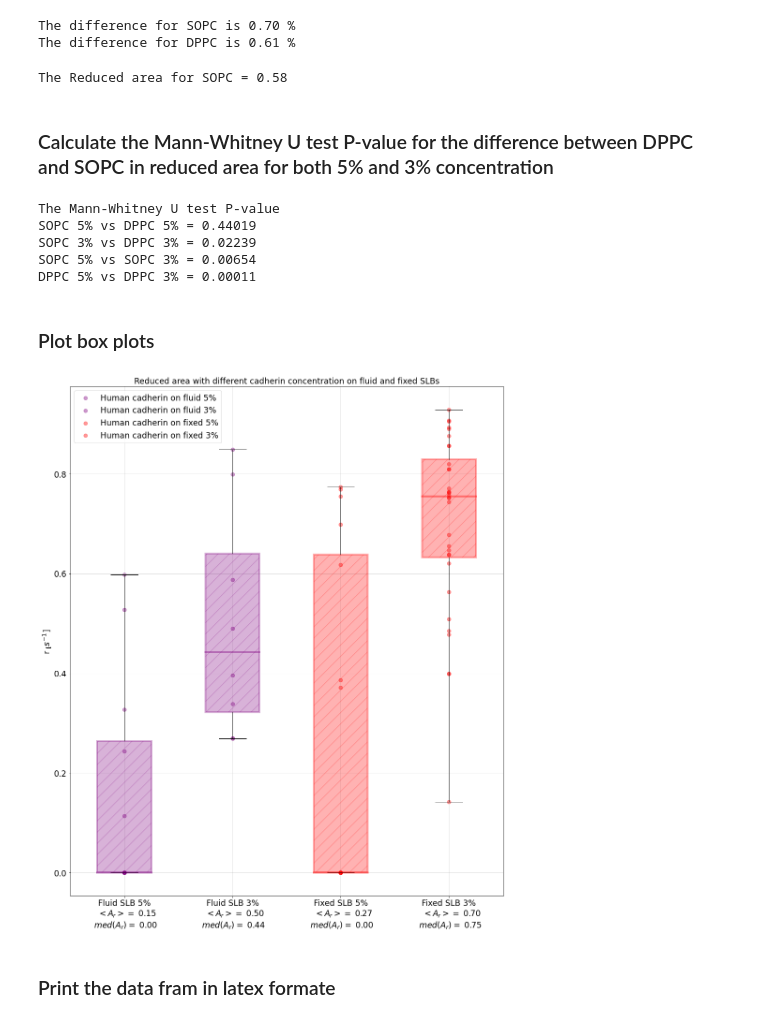
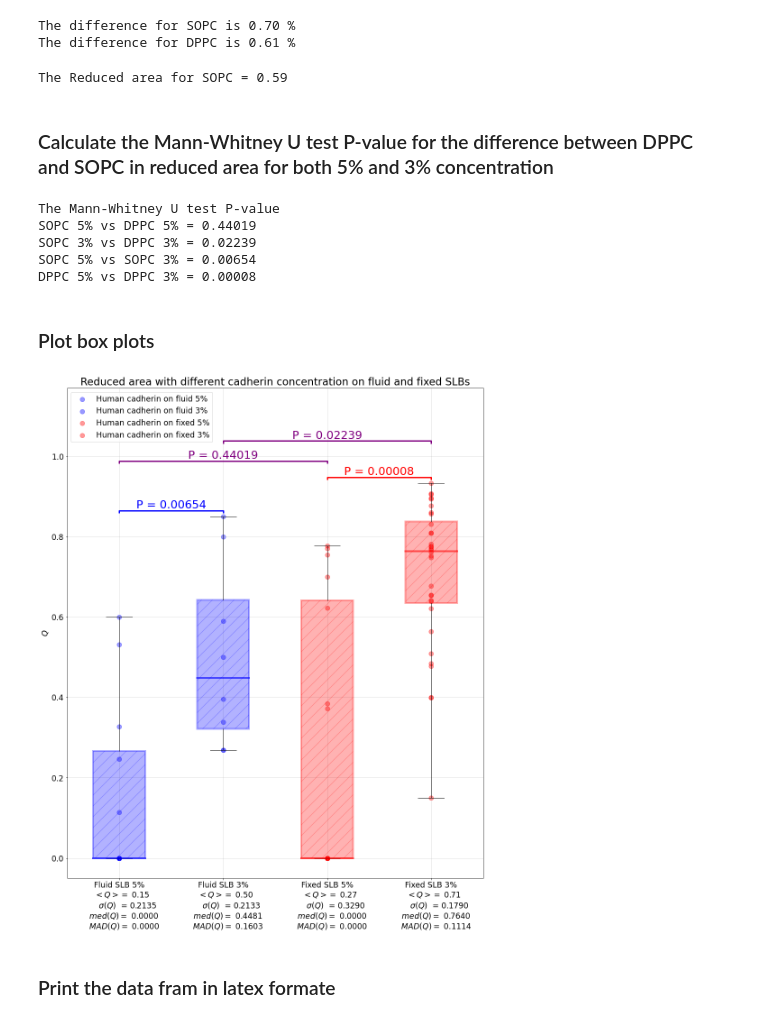
Before and after one commit to ahmed344/Reduced_Area, a Jupyter notebook: reduced_area.ipynb, the cells around one changed output. Saved outputs shown, nothing was run; the diff lists cells and outputs as text; code cells hidden in the pictures.

Commit message:
add statistical annotation on the figure

```diff
--- a/reduced_area.ipynb
+++ b/reduced_area.ipynb
@@ -7,13 +12,13 @@ from scipy.stats import mannwhitneyu
 ### Read the data
 # %%
 # Read the csv files for each experiment
-csv_dppc5 = pd.read_csv('Data/20220111_RA_DPPC5.csv')
-csv_sopc5 = pd.read_csv('Data/20220111_RA_SOPC5.csv')
+csv_dppc5 = pd.read_csv('Data/20220111_RA_DPPC5.csv').astype(np.int64)
+csv_sopc5 = pd.read_csv('Data/20220111_RA_SOPC5.csv').astype(np.int64)
 
-csv_dppc3 = pd.read_csv('Data/20220722_RA_DPPC3.csv')
-csv_sopc3 = pd.read_csv('Data/20220513_RA_SOPC3.csv')
+csv_dppc3 = pd.read_csv('Data/20220722_RA_DPPC3.csv').astype(np.int64)
+csv_sopc3 = pd.read_csv('Data/20220513_RA_SOPC3.csv').astype(np.int64)
 
-csv_sopc2 = pd.read_csv('Data/20220125_RA_SOPC2.csv')
+csv_sopc2 = pd.read_csv('Data/20220125_RA_SOPC2.csv').astype(np.int64)
 # %% [markdown]
 ### Transform the csv files into data frames of Phase Contrast, RICM and Reduced Area.
 # %%
@@ -21,8 +26,8 @@ csv_sopc2 = pd.read_csv('Data/20220125_RA_SOPC2.csv')
 df_dppc5 = pd.DataFrame({'PhC':csv_dppc5.iloc[::2].Area.values, 'RICM':csv_dppc5.iloc[1::2].Area.values})
 df_sopc5 = pd.DataFrame({'PhC':csv_sopc5.iloc[::2].Area.values, 'RICM':csv_sopc5.iloc[1::2].Area.values})
 
-df_dppc3 = pd.DataFrame({'PhC':csv_dppc3.iloc[::2].Area.values*0.125**2, 'RICM':csv_dppc3.iloc[1::2].Area.values*0.125**2})
-df_sopc3 = pd.DataFrame({'PhC':csv_sopc3.iloc[::2].Area.values*0.125**2, 'RICM':csv_sopc3.iloc[1::2].Area.values*0.125**2})
+df_dppc3 = pd.DataFrame({'PhC':csv_dppc3.iloc[::2].Area.values*0.125**2, 'RICM':csv_dppc3.iloc[1::2].Area.values*0.125**2}).astype(np.int64)
+df_sopc3 = pd.DataFrame({'PhC':csv_sopc3.iloc[::2].Area.values*0.125**2, 'RICM':csv_sopc3.iloc[1::2].Area.values*0.125**2}).astype(np.int64)
 
 df_sopc2 = pd.DataFrame({'PhC':csv_sopc2.iloc[::2].Area.values, 'RICM':csv_sopc2.iloc[1::2].Area.values})
 
@@ -78,7 +83,7 @@ RA_sopc2 = np.mean(df_sopc2.RA)
 
 print(f'The Reduced area for SOPC = {RA_sopc2:.2f}')
 # %% [output]
-The Reduced area for SOPC = 0.58
+The Reduced area for SOPC = 0.59
 # %% [markdown]
 ### Calculate the Mann-Whitney U test P-value for the difference between DPPC and SOPC in reduced area for both 5% and 3% concentration
 # %%
@@ -99,62 +104,68 @@ The Mann-Whitney U test P-value
 SOPC 5% vs DPPC 5% = 0.44019
 SOPC 3% vs DPPC 3% = 0.02239
 SOPC 5% vs SOPC 3% = 0.00654
-DPPC 5% vs DPPC 3% = 0.00011
+DPPC 5% vs DPPC 3% = 0.00008
 # %% [markdown]
 ### Plot box plots
 # %%
 # Extract the reduced area from the data frames
 ra_sopc5 = df_sopc5.RA.values
 ra_sopc3 = df_sopc3.RA.values
 ra_dppc5 = df_dppc5.RA.values
 ra_dppc3 = df_dppc3.RA.values
 
 
 plt.figure(figsize=(16.54,20))     # 16.54,20
 
 # Define the boxes
 bp = plt.boxplot([ra_sopc5, ra_sopc3, ra_dppc5, ra_dppc3],
-                labels = [f'Fluid SLB 5%\n  $<A_r>=$ {ra_sopc5.mean():.2f}\n $med(A_r)=$ {np.median(ra_sopc5):.2f}',
-                          f'Fluid SLB 3%\n  $<A_r>=$ {ra_sopc3.mean():.2f}\n $med(A_r)=$ {np.median(ra_sopc3):.2f}',
-                          f'Fixed SLB 5%\n  $<A_r>=$ {ra_dppc5.mean():.2f}\n $med(A_r)=$ {np.median(ra_dppc5):.2f}',
-                          f'Fixed SLB 3%\n  $<A_r>=$ {ra_dppc3.mean():.2f}\n $med(A_r)=$ {np.median(ra_dppc3):.2f}'],
+                labels = [f'Fluid SLB 5%\n  $<Q>=$ {ra_sopc5.mean():.2f}\n       $\sigma(Q)$  = {ra_sopc5.std():.4f} \n    $med(Q)=$ {np.median(ra_sopc5):.4f}\n    $MAD(Q)=$ {median_abs_deviation(ra_sopc5):.4f}',
+                          f'Fluid SLB 3%\n  $<Q>=$ {ra_sopc3.mean():.2f}\n       $\sigma(Q)$  = {ra_sopc3.std():.4f} \n    $med(Q)=$ {np.median(ra_sopc3):.4f}\n    $MAD(Q)=$ {median_abs_deviation(ra_sopc3):.4f}',
+                          f'Fixed SLB 5%\n  $<Q>=$ {ra_dppc5.mean():.2f}\n       $\sigma(Q)$  = {ra_dppc5.std():.4f} \n    $med(Q)=$ {np.median(ra_dppc5):.4f}\n    $MAD(Q)=$ {median_abs_deviation(ra_dppc5):.4f}',
+                          f'Fixed SLB 3%\n  $<Q>=$ {ra_dppc3.mean():.2f}\n       $\sigma(Q)$  = {ra_dppc3.std():.4f} \n    $med(Q)=$ {np.median(ra_dppc3):.4f}\n    $MAD(Q)=$ {median_abs_deviation(ra_dppc3):.4f}'],
                 whis = 3.5,
                 widths = 0.5,
                 patch_artist=True);
 
 # Customize the boxes
-bp['boxes'][0].set(color = 'purple', hatch = '/', linewidth=4, alpha = 0.3)
-bp['boxes'][1].set(color = 'purple', hatch = '/', linewidth=4, alpha = 0.3)
-bp['boxes'][2].set(color = 'red'   , hatch = '/', linewidth=4, alpha = 0.3)
-bp['boxes'][3].set(color = 'red'   , hatch = '/', linewidth=4, alpha = 0.3)
+bp['boxes'][0].set(color='blue', hatch='/', linewidth=4, alpha=0.3)
+bp['boxes'][1].set(color='blue', hatch='/', linewidth=4, alpha=0.3)
+bp['boxes'][2].set(color='red' , hatch='/', linewidth=4, alpha=0.3)
+bp['boxes'][3].set(color='red' , hatch='/', linewidth=4, alpha=0.3)
 
 # Customize the Median line
-bp['medians'][0].set(color = 'purple', linewidth=4, alpha = 0.4)
-bp['medians'][1].set(color = 'purple', linewidth=4, alpha = 0.4)
-bp['medians'][2].set(color = 'red'   , linewidth=4, alpha = 0.4)
-bp['medians'][3].set(color = 'red'   , linewidth=4, alpha = 0.4)
+bp['medians'][0].set(color='blue', linewidth=4, alpha=0.6)
+bp['medians'][1].set(color='blue', linewidth=4, alpha=0.6)
+bp['medians'][2].set(color='red' , linewidth=4, alpha=0.6)
+bp['medians'][3].set(color='red' , linewidth=4, alpha=0.6)
 
 
 # Plot the scattered points
-plt.scatter(x = [1] * len(ra_sopc5), y = ra_sopc5, color='purple', s = 60, alpha = 0.4, label= 'Human cadherin on fluid 5%')
-plt.scatter(x = [2] * len(ra_sopc3), y = ra_sopc3, color='purple', s = 60, alpha = 0.4, label= 'Human cadherin on fluid 3%')
-plt.scatter(x = [3] * len(ra_dppc5), y = ra_dppc5, color='red'   , s = 60, alpha = 0.4, label= 'Human cadherin on fixed 5%')
-plt.scatter(x = [4] * len(ra_dppc3), y = ra_dppc3, color='red'   , s = 60, alpha = 0.4, label= 'Human cadherin on fixed 3%')
+plt.scatter(x = [1] * len(ra_sopc5), y = ra_sopc5, color='blue', s=100, alpha=0.4, label='Human cadherin on fluid 5%')
+plt.scatter(x = [2] * len(ra_sopc3), y = ra_sopc3, color='blue', s=100, alpha=0.4, label='Human cadherin on fluid 3%')
+plt.scatter(x = [3] * len(ra_dppc5), y = ra_dppc5, color='red' , s=100, alpha=0.4, label='Human cadherin on fixed 5%')
+plt.scatter(x = [4] * len(ra_dppc3), y = ra_dppc3, color='red' , s=100, alpha=0.4, label='Human cadherin on fixed 3%')
+
+# statistical annotation
+p_annotation(p_sopc, 1, 2, df_sopc3.RA.max() + 0.01, color='blue')
+p_annotation(p_dppc, 3, 4, df_dppc3.RA.max() + 0.01, color='red' )
+p_annotation(p5    , 1, 3, df_dppc3.RA.max() + 0.05, color='purple')
+p_annotation(p3    , 2, 4, df_dppc3.RA.max() + 0.1 , color='purple')
 
 # Customize the table
-plt.ylabel('r $_[s^{-1}$]', fontsize= 'xx-large')
+plt.ylabel('$Q$', fontsize= 'xx-large')
 plt.xticks(fontsize= 'xx-large')
-plt.yticks(fontsize= 'xx-large')
-#plt.yscale('log')
-plt.title('Reduced area with different cadherin concentration on fluid and fixed SLBs', fontsize='xx-large')
+plt.ylim((-0.05 ,1.17))
+plt.yticks(np.arange(0, 1.1, 0.2), fontsize= 'xx-large')
+plt.title('Reduced area with different cadherin concentration on fluid and fixed SLBs', fontsize=23)
 plt.grid(alpha=0.5)
-plt.legend(fontsize='xx-large')
+plt.legend(fontsize='xx-large', loc='upper left')
 
 # Save the figure
 plt.savefig("boxplot_reduced_area_separated")
 plt.show()
 # %% [output]
-[figure, old version]
+[figure, new version]
 # %% [markdown]
 ### Print the data fram in latex formate
 # %%
```
Also changed, not shown: parts of 3 cells of this notebook.
